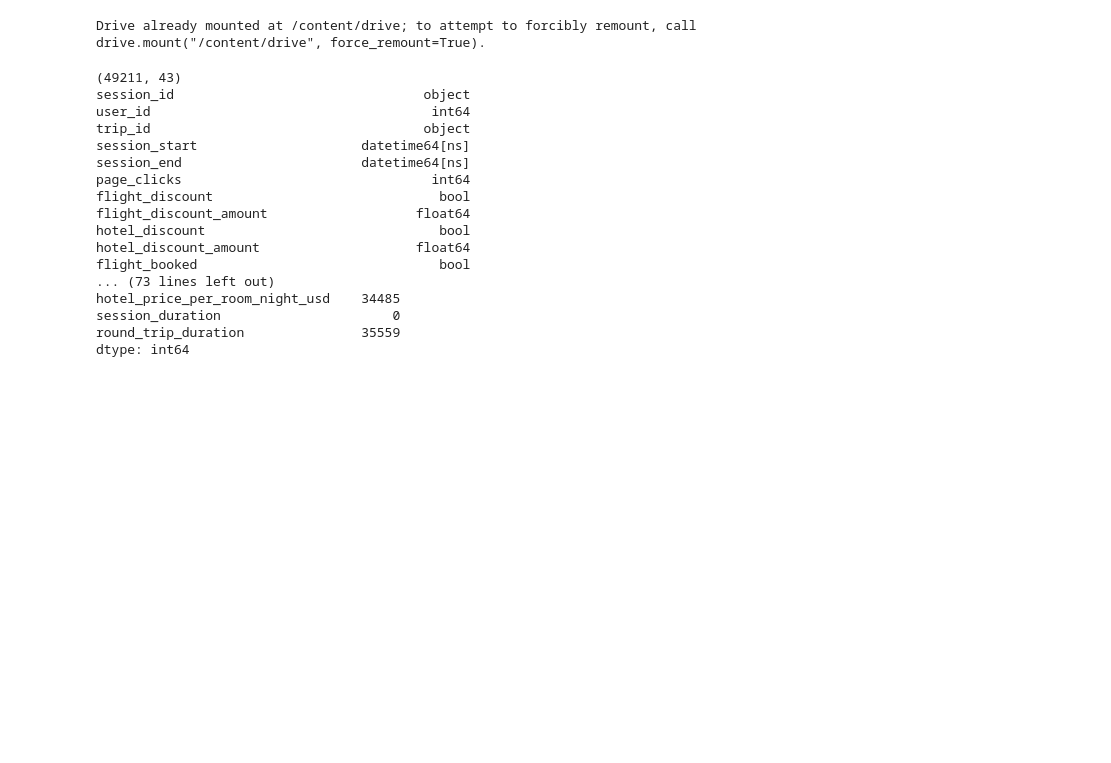
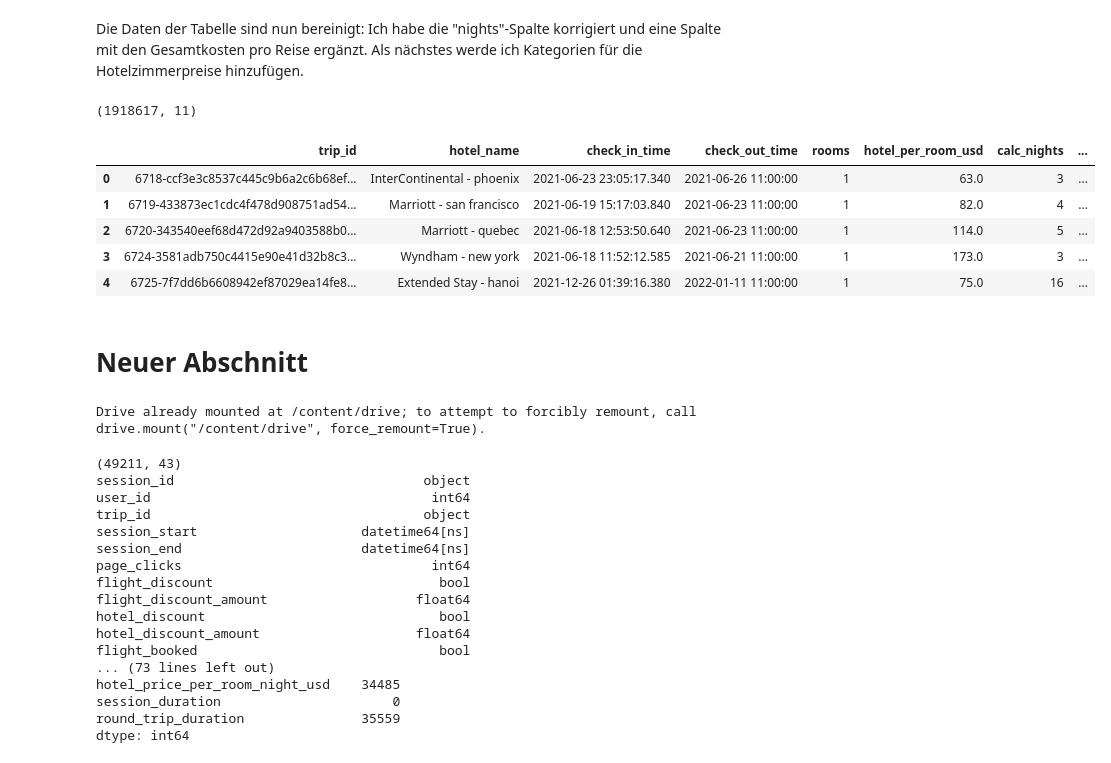
Before and after one commit to Buenyamin-Kekec/retail_demand_analysis, a Jupyter notebook: first_exploration_kb.ipynb, the cells around one changed output. Saved outputs shown, nothing was run; the diff lists cells and outputs as text; code cells hidden in the pictures; blank space fills up the shorter version.

```diff
--- a/first_exploration_kb.ipynb
+++ b/first_exploration_kb.ipynb
@@ -9,3 +187,71 @@ import seaborn as sns
+# %% [markdown]
+Die Daten der Tabelle sind nun bereinigt: Ich habe die "nights"-Spalte korrigiert und eine Spalte mit den Gesamtkosten pro Reise ergänzt. Als nächstes werde ich Kategorien für die Hotelzimmerpreise hinzufügen.
+# %%
+query_hotels_final="""
+WITH nights_correction AS (
+    SELECT
+        *,
+        ABS(check_out_time::DATE - check_in_time::DATE) AS calc_nights,
+        TRIM(TO_CHAR(check_in_time, 'Day')) AS check_in_weekday,
+        EXTRACT(HOUR FROM check_in_time) AS check_in_hour
+    FROM hotels
+),
+
+hotel_costs AS (
+    SELECT
+        trip_id,
+        hotel_name,
+        check_in_time,
+        check_out_time,
+        rooms,
+        hotel_per_room_usd,
+        calc_nights,
+        check_in_weekday,
+        check_in_hour,
+        (calc_nights * rooms * hotel_per_room_usd) AS total_hotel_amount
+    FROM nights_correction
+),
+
+percentiles AS (
+    SELECT
+        percentile_cont(0.10) WITHIN GROUP (ORDER BY hotel_per_room_usd) AS perc_10,
+        percentile_cont(0.34) WITHIN GROUP (ORDER BY hotel_per_room_usd) AS perc_34,
+        percentile_cont(0.66) WITHIN GROUP (ORDER BY hotel_per_room_usd) AS perc_66,
+        percentile_cont(0.90) WITHIN GROUP (ORDER BY hotel_per_room_usd) AS perc_90
+    FROM hotel_costs
+),
+
+room_categories AS (
+    SELECT
+        hc.*,
+        CASE
+            WHEN hc.hotel_per_room_usd < p.perc_10 THEN 'Budget'
+            WHEN hc.hotel_per_room_usd < p.perc_34 THEN 'Economy'
+            WHEN hc.hotel_per_room_usd < p.perc_66 THEN 'Mid-range'
+            WHEN hc.hotel_per_room_usd < p.perc_90 THEN 'Premium'
+            ELSE 'Luxury'
+        END AS hotel_price_category
+    FROM hotel_costs hc
+    CROSS JOIN percentiles p
+)
+
+SELECT *
+FROM room_categories;
+"""
+
+df_hotels = pd.read_sql(sa.text(query_hotels_final), engine)
+print(df_hotels.shape)
+df_hotels.head()
+# %% [output]
+(1918617, 11)
+|  | trip_id | hotel_name | check_in_time | check_out_time | rooms | hotel_per_room_usd | calc_nights | ... |
+| 0 | 6718-ccf3e3c8537c445c9b6a2c6b68ef... | InterContinental - phoenix | 2021-06-23 23:05:17.340 | 2021-06-26 11:00:00 | 1 | 63.0 | 3 | ... |
+| 1 | 6719-433873ec1cdc4f478d908751ad54... | Marriott - san francisco | 2021-06-19 15:17:03.840 | 2021-06-23 11:00:00 | 1 | 82.0 | 4 | ... |
+| 2 | 6720-343540eef68d472d92a9403588b0... | Marriott - quebec | 2021-06-18 12:53:50.640 | 2021-06-23 11:00:00 | 1 | 114.0 | 5 | ... |
+| 3 | 6724-3581adb750c4415e90e41d32b8c3... | Wyndham - new york | 2021-06-18 11:52:12.585 | 2021-06-21 11:00:00 | 1 | 173.0 | 3 | ... |
+| 4 | 6725-7f7dd6b6608942ef87029ea14fe8... | Extended Stay - hanoi | 2021-12-26 01:39:16.380 | 2022-01-11 11:00:00 | 1 | 75.0 | 16 | ... |
+# %% [markdown]
+# Neuer Abschnitt
 # %%
 from google.colab import drive
 drive.mount('/content/drive')
```
Also changed, not shown: parts of 21 cells of this notebook.
